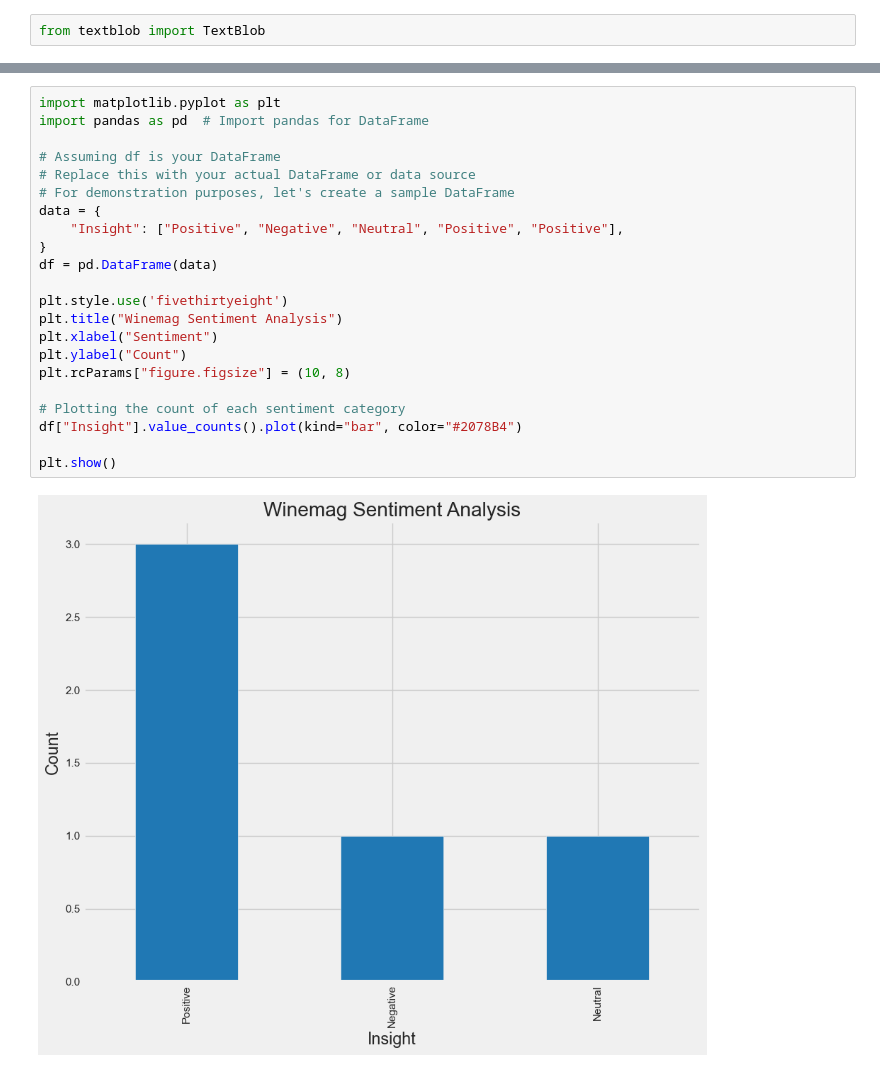
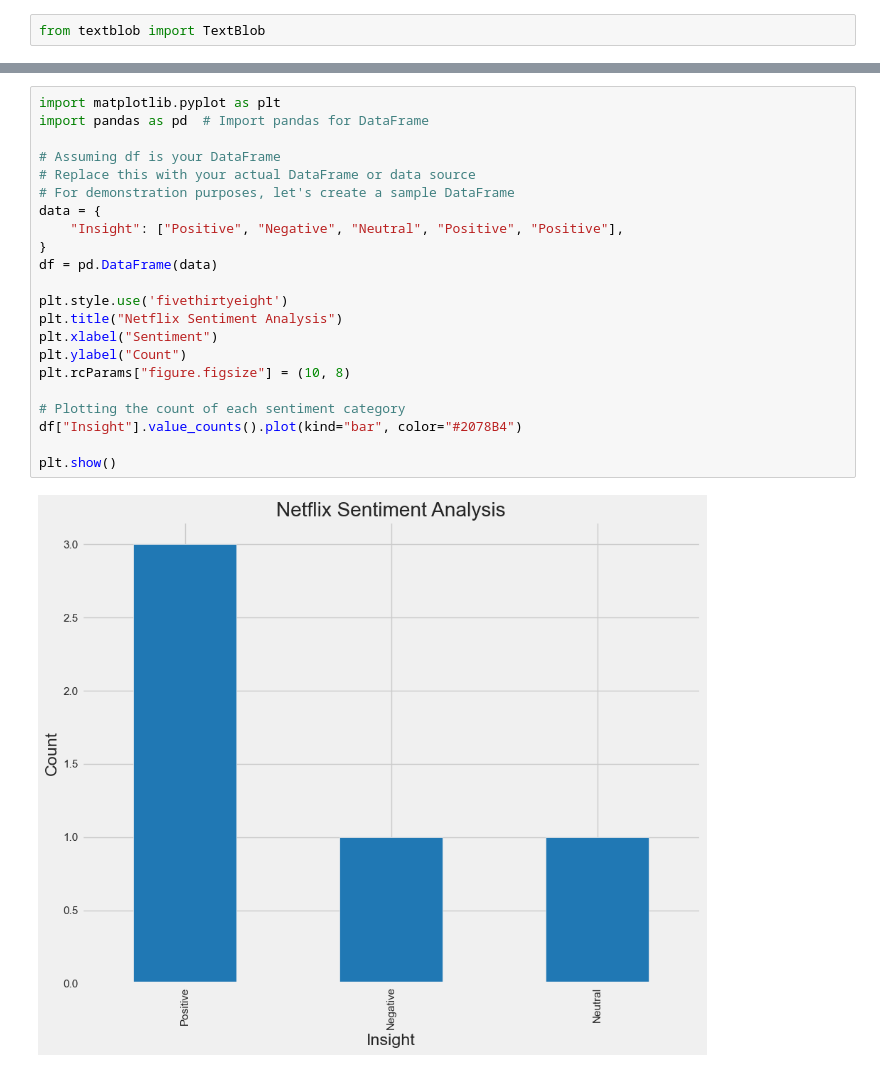
Before and after one commit to Raghavendra-Yadav/CS-651_A_TextBasedAnalysis, a Jupyter notebook: Mid TermTest.ipynb, the cells around one changed output, grey strips where cells are left out. Cells and saved outputs as stored; diff of their text form.

```diff
--- a/Mid TermTest.ipynb
+++ b/Mid TermTest.ipynb
@@ -476,24 +479,24 @@ df.head(50)
 # %%
 import matplotlib.pyplot as plt
 import pandas as pd  # Import pandas for DataFrame
 
 # Assuming df is your DataFrame
 # Replace this with your actual DataFrame or data source
 # For demonstration purposes, let's create a sample DataFrame
 data = {
     "Insight": ["Positive", "Negative", "Neutral", "Positive", "Positive"],
 }
 df = pd.DataFrame(data)
 
 plt.style.use('fivethirtyeight')
-plt.title("Winemag Sentiment Analysis")
+plt.title("Netflix Sentiment Analysis")
 plt.xlabel("Sentiment")
 plt.ylabel("Count")
 plt.rcParams["figure.figsize"] = (10, 8)
 
 # Plotting the count of each sentiment category
 df["Insight"].value_counts().plot(kind="bar", color="#2078B4")
 
 plt.show()
 # %% [output]
-[figure, old version]
+[figure, new version]
```
Also changed, not shown: parts of 20 cells of this notebook.
